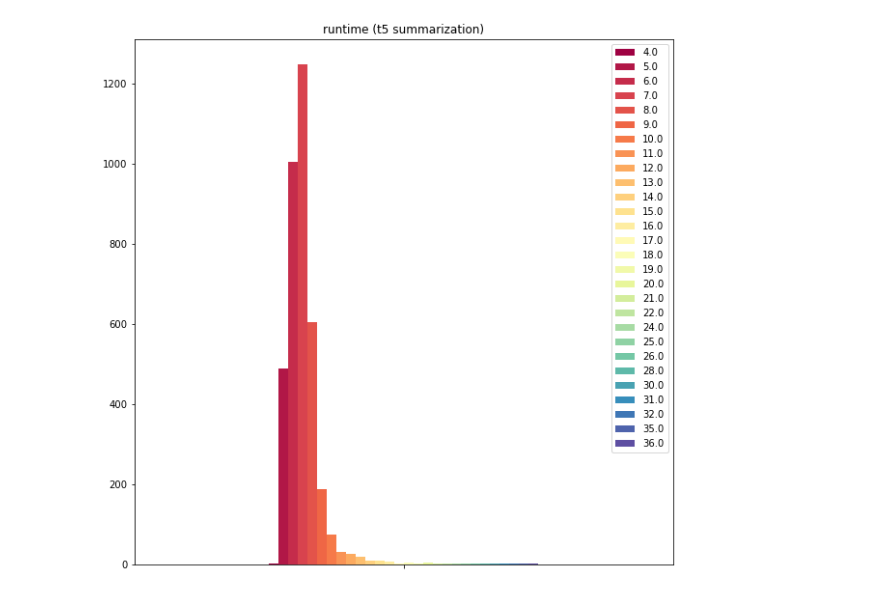
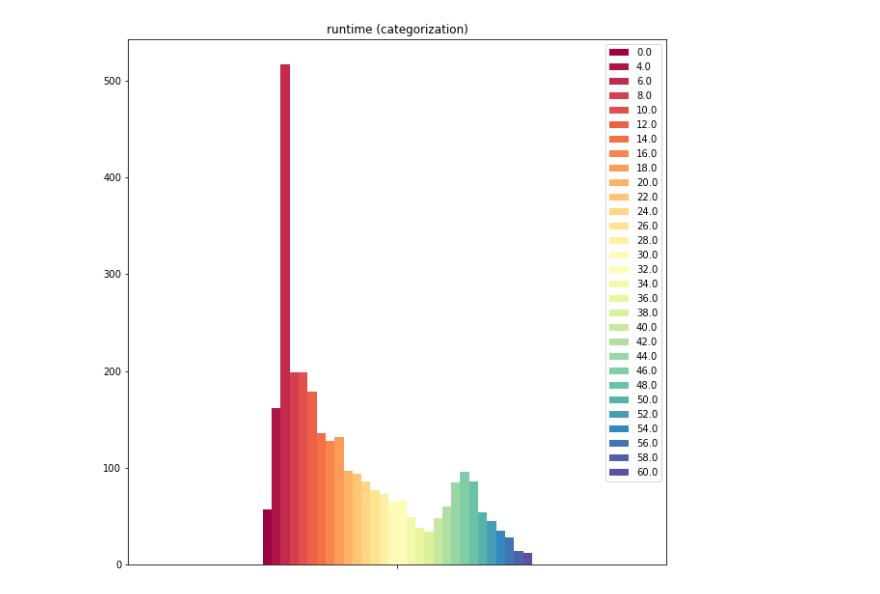
Before and after one commit to pepe-io/usecase2mlalg, a Jupyter notebook: scripts/91_visualize_collected_data.ipynb, the cells around one changed output. Saved outputs shown, nothing was run; the diff lists cells and outputs as text; code cells hidden in the pictures.

```diff
--- a/scripts/91_visualize_collected_data.ipynb
+++ b/scripts/91_visualize_collected_data.ipynb
@@ -258,4 +272,4 @@ add_guide('kind', df2[0], drop=['None'], sort=True, show=True)
 # %%
-df['score_round'] = [round(float(x),1) if x != None else 0 for x in df['score']]
-chart_feature('score_round', stacked=False, sort_index=True, label='score')
+df['engagement_score_round'] = [round(float(x),1) if x != None else 0 for x in df['engagement_score']]
+chart_feature('engagement_score_round', stacked=False, sort_index=True, label='engagement score')
 # %% [output]
@@ -274,0 +289,5 @@ chart_feature('words_round', stacked=False, sort_index=True, truncate=1000, labe
+# %%
+treshold = 200
+ts = str(treshold)
+df['words_treshold'] = ['0-'+ts if x <= treshold else '>'+ts for x in df['words']]
+chart_feature('words_treshold', stacked=False, sort_index=True, truncate=1000, label='word count (treshold '+ts+')')
@@ -376,0 +399,4 @@ chart_activity('date_project', truncate_start=22, label='date')
+# %%
+steps = 1
+df['runtime_round'] = [round(x/steps,0)*steps if isinstance(x, float) and x != None else 0.0 for x in df['runtime']]
+chart_feature('runtime_round', stacked=False, sort_index=True, truncate_start=0, label='runtime (t5 summarization)')
@@ -377,7 +405,7 @@ chart_activity('date_project', truncate_start=22, label='date')
 # %%
-steps = 1
+steps = 2
 # df['runtime_round'] = [round(x+y/steps,0)*steps for x in df['runtime'] for y in df['runtime_cat']]
-df['runtime_round'] = [round(x/steps,0)*steps for x in df['runtime']]
-chart_feature('runtime_round', stacked=False, sort_index=True, truncate_start=1, label='runtime (t5 summarization)')
+df['runtime_cat_round'] = [round(x/steps,0)*steps for x in df['runtime_cat']]
+chart_feature('runtime_cat_round', stacked=False, sort_index=True, truncate=60, label='runtime (categorization)')
 # %% [output]
-[figure, old version]
+[figure, new version]
```
Also changed, not shown: parts of 29 cells of this notebook, 8 other files.
